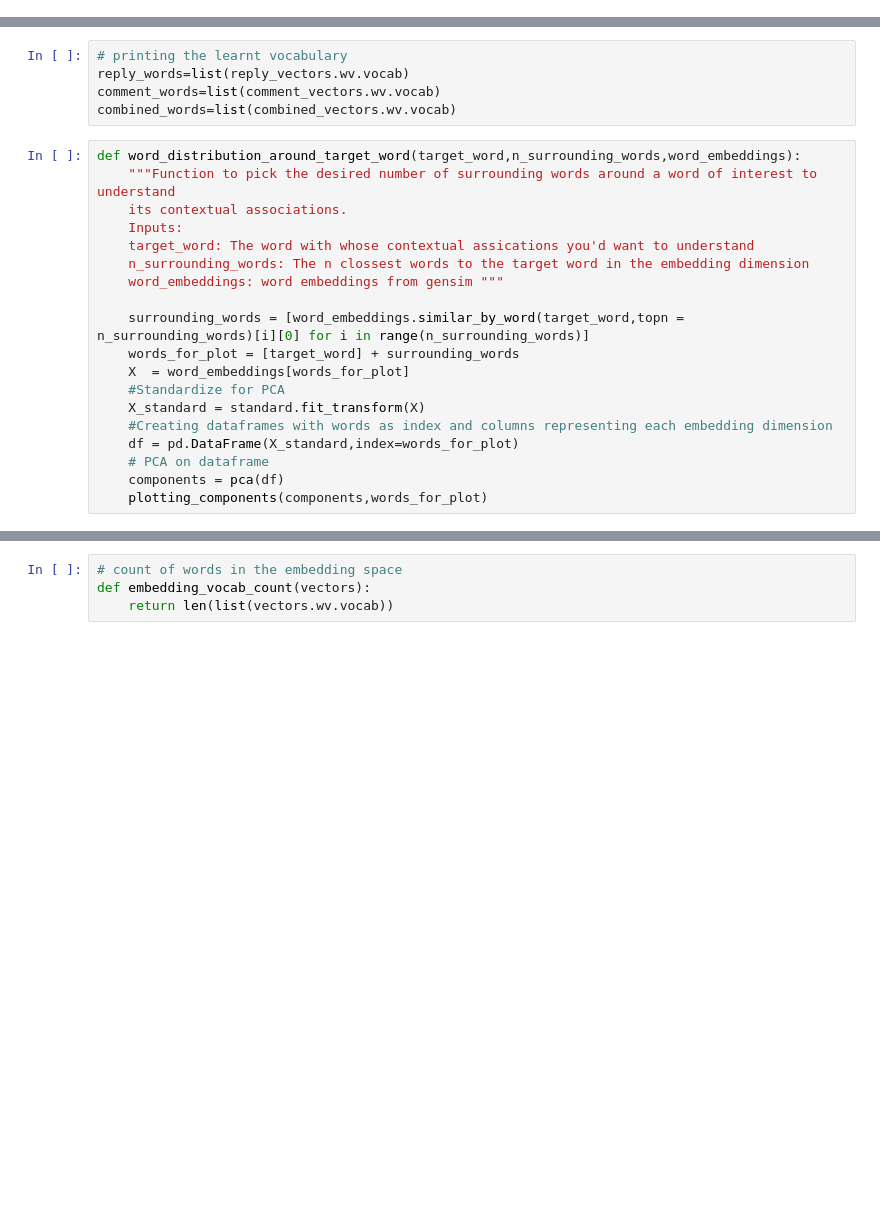
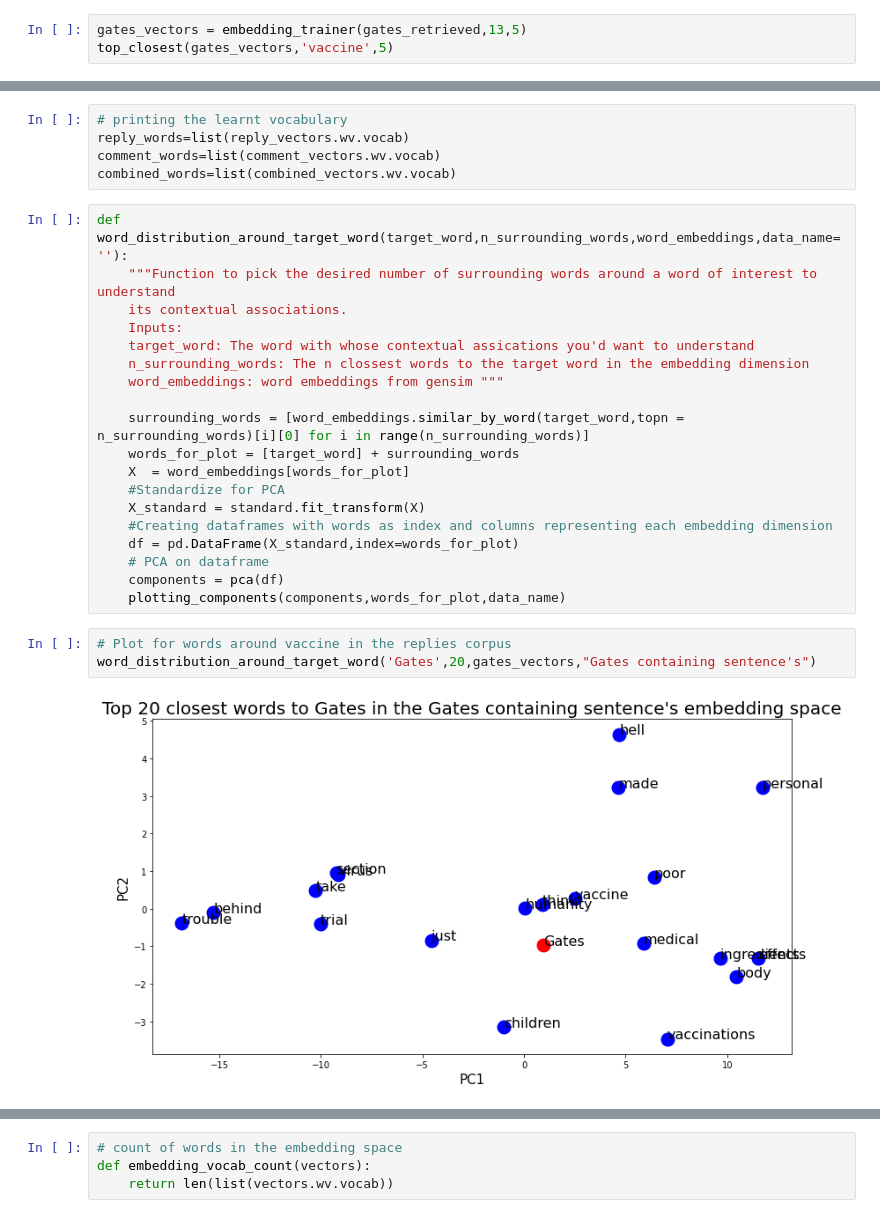
Before and after one commit to sillsphelyx/Vaccine_sentiments_SA, a Jupyter notebook: Covid_vaccine_sentiment_SA-Training_Word_embeddings.ipynb, the cells around one changed output, grey strips where cells are left out. Saved outputs shown, nothing was run; the diff lists cells and outputs as text; blank space fills up the shorter version.

```diff
--- a/Covid_vaccine_sentiment_SA-Training_Word_embeddings.ipynb
+++ b/Covid_vaccine_sentiment_SA-Training_Word_embeddings.ipynb
@@ -64,0 +73,3 @@ Most similar to vaccine are [('virus', 0.9996962547302246), ('thats', 0.99966150
+# %%
+gates_vectors = embedding_trainer(gates_retrieved,13,5)
+top_closest(gates_vectors,'vaccine',5)
@@ -197,7 +150,7 @@ reply_words=list(reply_vectors.wv.vocab)
 comment_words=list(comment_vectors.wv.vocab)
 combined_words=list(combined_vectors.wv.vocab)
 # %%
-def word_distribution_around_target_word(target_word,n_surrounding_words,word_embeddings):
+def word_distribution_around_target_word(target_word,n_surrounding_words,word_embeddings,data_name=''):
     """Function to pick the desired number of surrounding words around a word of interest to understand
     its contextual associations.
     Inputs:
@@ -214,6 +167,11 @@ def word_distribution_around_target_word(target_word,n_surrounding_words,word_em
     df = pd.DataFrame(X_standard,index=words_for_plot)
     # PCA on dataframe
     components = pca(df)
-    plotting_components(components,words_for_plot)
+    plotting_components(components,words_for_plot,data_name)
+# %%
+# Plot for words around vaccine in the replies corpus
+word_distribution_around_target_word('Gates',20,gates_vectors,"Gates containing sentence's")
+# %% [output]
+[figure, added]
 # %%
 # Plot for words around vaccine in the replies corpus
```
Also changed, not shown: parts of 32 cells of this notebook, 3 other files.
